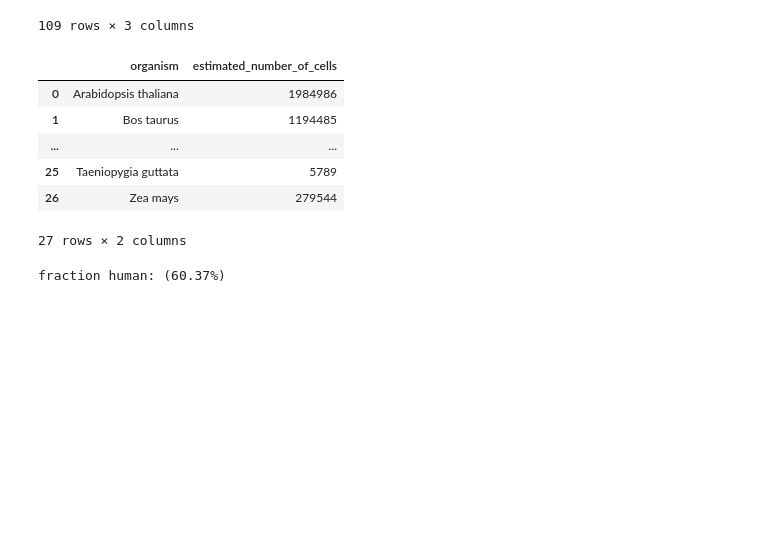
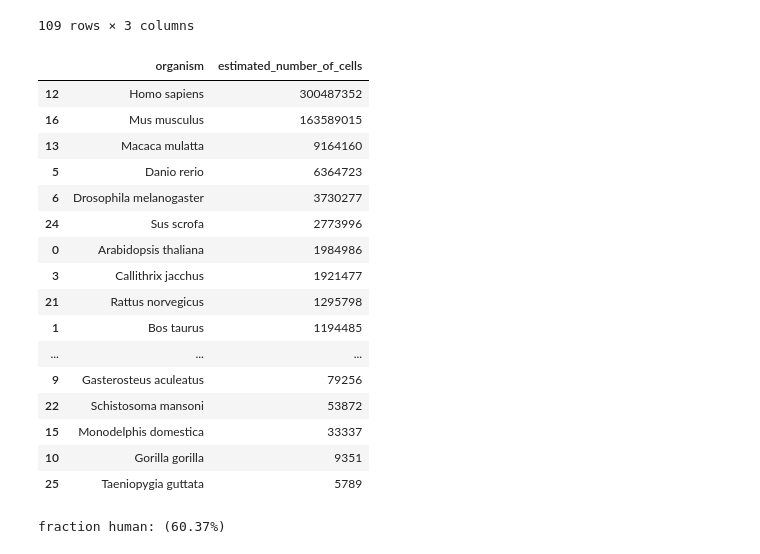
Before and after one commit to ArcInstitute/scBaseCount_analysis, a Jupyter notebook: notebooks/sra_cells-by-time.ipynb, the cells around one changed output. Cells and saved outputs as stored; diff of their text form; code cells hidden in the pictures; blank space fills up the shorter version.

```diff
--- a/notebooks/sra_cells-by-time.ipynb
+++ b/notebooks/sra_cells-by-time.ipynb
@@ -215 +217,5 @@ df_cells
 61381 rows × 13 columns
+# %%
+# sum by organism
+pd.set_option('display.max_rows', 40)
+df_cells.groupby("organism").agg({"estimated_number_of_cells": "sum"}).reset_index().sort_values("estimated_number_of_cells", ascending=False)
@@ -217,6 +241,7 @@ df_cells
 # Join
 # %%
 # merge the two dataframes
+pd.set_option('display.max_rows', 4)
 df_cells = df_cells.merge(df_release_dates, on="srx_accession", how="left")
 df_cells
 # %% [output]
@@ -265,3 +290,7 @@ x = df_cells["number_of_reads"].sum() / 1e12
 print(f"Total reads in trillions: {x:.1f}")
 # %% [output]
 Total reads in trillions: 13.8
+# %%
+# sum by organism
+pd.set_option('display.max_rows', None)
+df_cells.groupby("organism").agg({"estimated_number_of_cells": "sum"}).reset_index().sort_values("estimated_number_of_cells", ascending=False)
@@ -273,6 +320,7 @@ Total reads in trillions: 13.8
 ### By tech_10x
 # %%
 # summarize cells by year and tech_10x
+pd.set_option('display.max_rows', 4)
 df_cells_sum = df_cells.groupby(["release_date_year", "tech_10x"]).agg({"estimated_number_of_cells": "sum"}).reset_index()
 df_cells_sum
 # %% [output]
@@ -566,14 +614,25 @@ df_cells_sum
 # %%
 # sum by organism across all years
 df_cells_sum_organism = df_cells_sum.groupby(["organism"]).agg({"estimated_number_of_cells": "sum"}).reset_index()
-df_cells_sum_organism
+pd.set_option('display.max_rows', 40)
+df_cells_sum_organism.sort_values("estimated_number_of_cells", ascending=False)
 # %% [output]
 |  | organism | estimated_number_of_cells |
+| 12 | Homo sapiens | 300487352 |
+| 16 | Mus musculus | 163589015 |
+| 13 | Macaca mulatta | 9164160 |
+| 5 | Danio rerio | 6364723 |
+| 6 | Drosophila melanogaster | 3730277 |
+| 24 | Sus scrofa | 2773996 |
 | 0 | Arabidopsis thaliana | 1984986 |
+| 3 | Callithrix jacchus | 1921477 |
+| 21 | Rattus norvegicus | 1295798 |
 | 1 | Bos taurus | 1194485 |
 | ... | ... | ... |
+| 9 | Gasterosteus aculeatus | 79256 |
+| 22 | Schistosoma mansoni | 53872 |
+| 15 | Monodelphis domestica | 33337 |
+| 10 | Gorilla gorilla | 9351 |
 | 25 | Taeniopygia guttata | 5789 |
-| 26 | Zea mays | 279544 |
-27 rows × 2 columns
 # %%
 # % human
```
Also changed, not shown: parts of 7 cells of this notebook, 1 other file.
